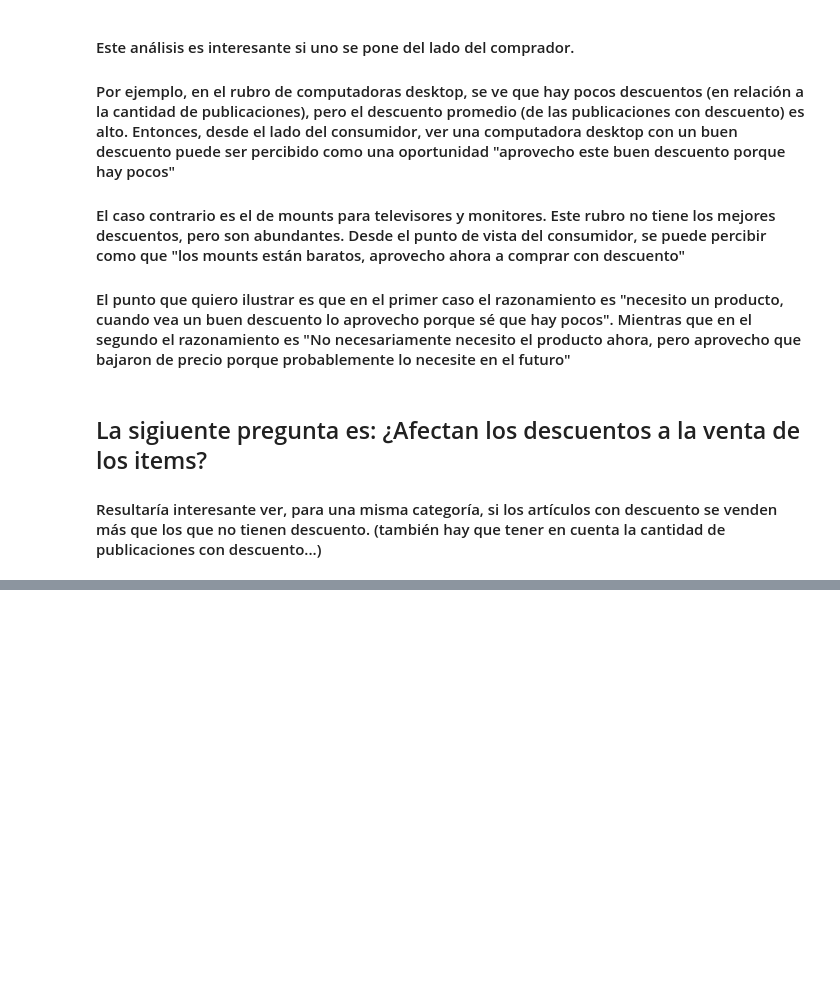
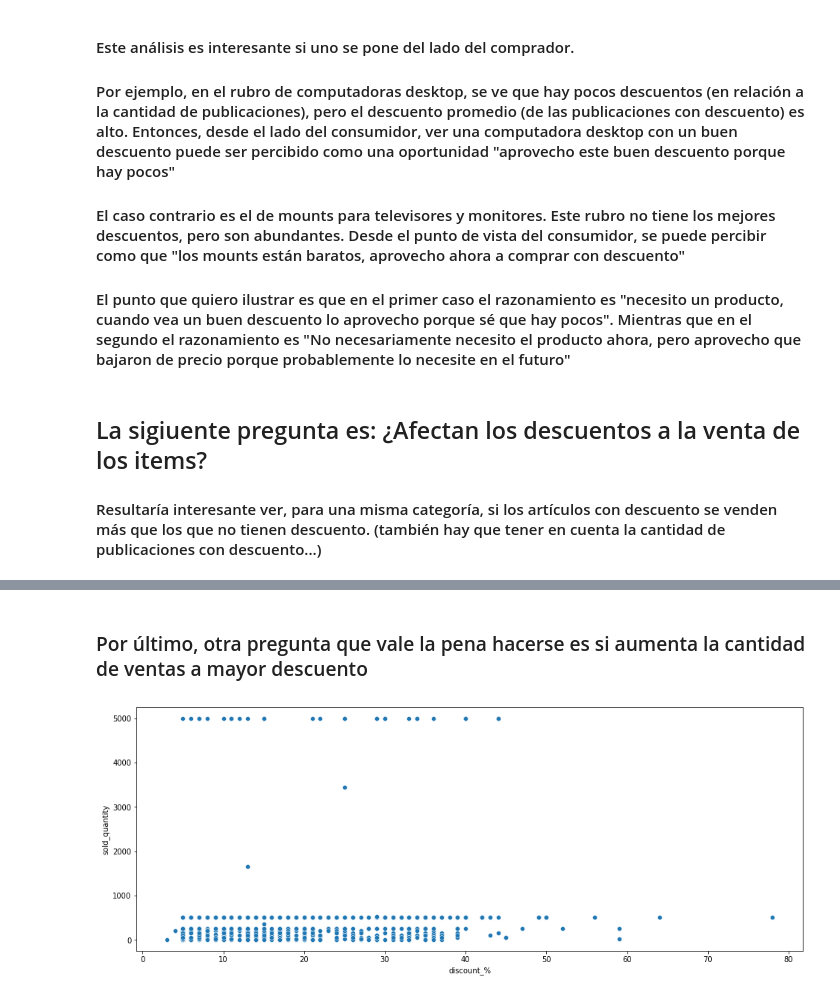
Before and after one commit to panza238/MLC, a Jupyter notebook: Notebooks/MLC_05_DESCUENTO.ipynb, the cells around one changed output, grey strips where cells are left out. Drawn from its saved outputs; the diff is of its cells as text; code cells hidden in the pictures; blank space fills up the shorter version.

```diff
--- a/Notebooks/MLC_05_DESCUENTO.ipynb
+++ b/Notebooks/MLC_05_DESCUENTO.ipynb
@@ -443,0 +558,11 @@ Intentar graficar ambos en un mismo gráfico (valga la redundancia)
+# %% [markdown]
+### Por último, otra pregunta que vale la pena hacerse es si aumenta la cantidad de ventas a mayor descuento
+# %%
+# Para responderla, se grafica sold_quantity en función de discount_%
+data = price_discount_df.merge(raw_dataset_df[["id", "sold_quantity"]], on=["id"])
+
+plt.figure(figsize=(16, 6))
+
+scatter_plot = sns.scatterplot(data=data, x = "discount_%", y="sold_quantity")
+# %% [output]
+[figure, added]
```
Also changed, not shown: parts of 97 cells of this notebook, 2 other files.
